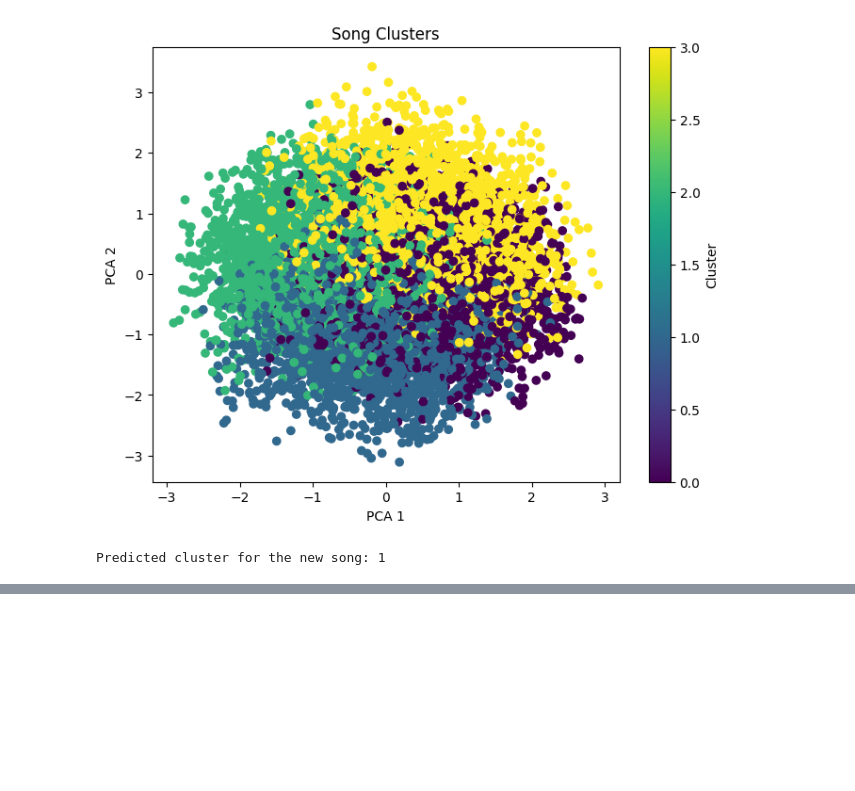
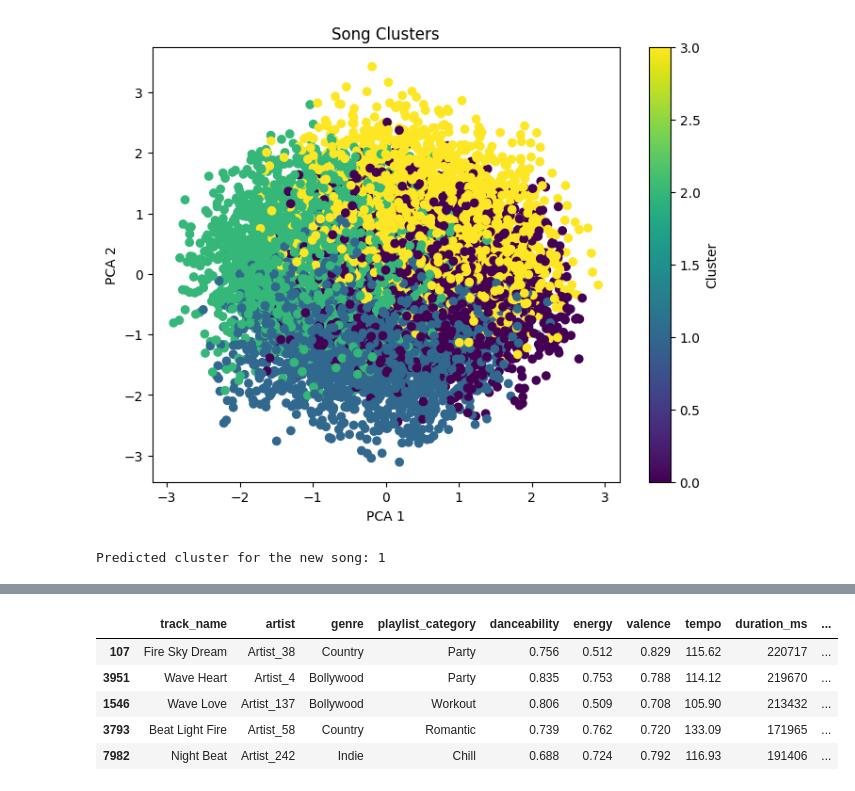
Before and after one commit to amannmishraa/ML_Workspace_MBRDI, a Jupyter notebook: k_means.ipynb, the cells around one changed output, grey strips where cells are left out. Drawn from its saved outputs; the diff is of its cells as text; code cells hidden in the pictures; blank space fills up the shorter version.

Commit message:
recommendations feature

```diff
--- a/k_means.ipynb
+++ b/k_means.ipynb
@@ -157,0 +171,23 @@ Predicted cluster for the new song: 1
+# %%
+features = ['danceability', 'energy', 'valence', 'tempo', 'duration_ms', 'popularity']
+# %%
+cluster_songs = df[df['cluster'] == cluster_id].copy()
+
+cluster_songs_scaled = scaler.transform(cluster_songs[features])
+# %%
+from sklearn.metrics.pairwise import euclidean_distances
+
+distances = euclidean_distances(new_song_scaled, cluster_songs_scaled)[0]
+cluster_songs['distance'] = distances
+# %%
+top_n = 5
+recommendations = cluster_songs.sort_values('distance').head(top_n)
+
+recommendations
+# %% [output]
+|  | track_name | artist | genre | playlist_category | danceability | energy | valence | tempo | duration_ms | ... |
+| 107 | Fire Sky Dream | Artist_38 | Country | Party | 0.756 | 0.512 | 0.829 | 115.62 | 220717 | ... |
+| 3951 | Wave Heart | Artist_4 | Bollywood | Party | 0.835 | 0.753 | 0.788 | 114.12 | 219670 | ... |
+| 1546 | Wave Love | Artist_137 | Bollywood | Workout | 0.806 | 0.509 | 0.708 | 105.90 | 213432 | ... |
+| 3793 | Beat Light Fire | Artist_58 | Country | Romantic | 0.739 | 0.762 | 0.720 | 133.09 | 171965 | ... |
+| 7982 | Night Beat | Artist_242 | Indie | Chill | 0.688 | 0.724 | 0.792 | 116.93 | 191406 | ... |
```
Also changed, not shown: parts of 1 cell of this notebook.
